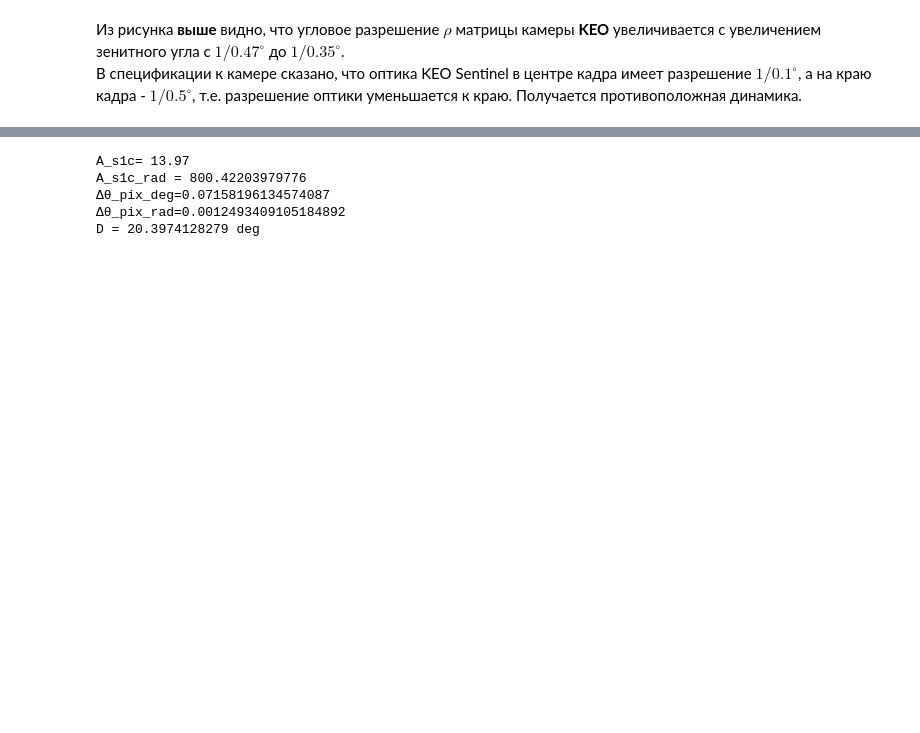
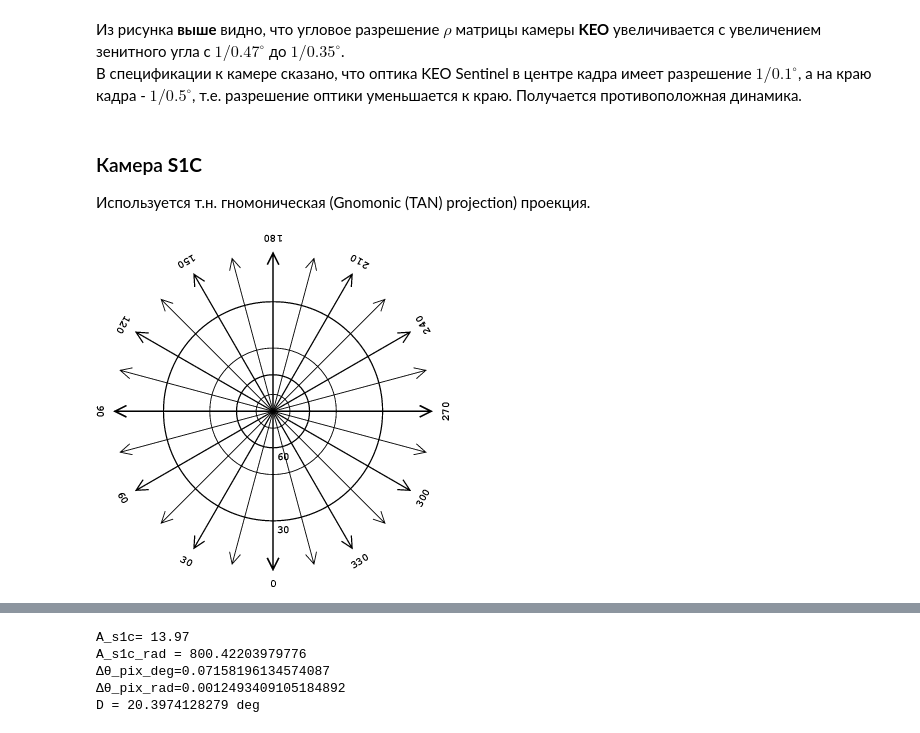
Before and after one commit to ashindin/multipoint_airglow, a Jupyter notebook: 02_calibration/solid_angles_det.ipynb, the cells around one changed output, grey strips where cells are left out. Saved outputs shown, nothing was run; the diff lists cells and outputs as text; code cells hidden in the pictures; blank space fills up the shorter version.

```diff
--- a/02_calibration/solid_angles_det.ipynb
+++ b/02_calibration/solid_angles_det.ipynb
@@ -134,4 +139,11 @@ plt.show()
 # %% [markdown]
 Из рисунка **выше** видно, что угловое разрешение $\rho$ матрицы камеры **KEO** увеличивается с увеличением зенитного угла c $1/0.47^{\circ}$ до $1/0.35^{\circ}$.
 В спецификации к камере сказано, что оптика KEO Sentinel в центре кадра имеет разрешение $1/0.1^{\circ}$, а на краю кадра - $1/0.5^{\circ}$, т.е. разрешение оптики уменьшается к краю. Получается противоположная динамика.
+# %% [markdown]
+### Камера **S1C**
+Используется т.н. гномоническая (Gnomonic (TAN) projection) проекция.
+# %%
+Image(filename='tan_projection.png')
+# %% [output]
+[figure, added]
 # %% [markdown]
```
Also changed, not shown: parts of 14 cells of this notebook, 2 other files.
